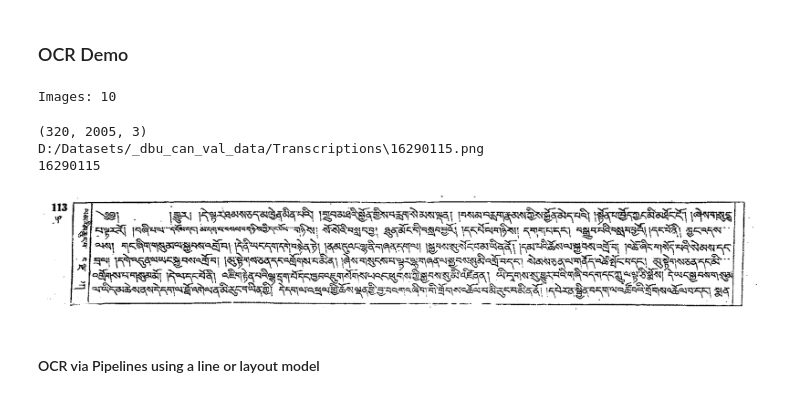
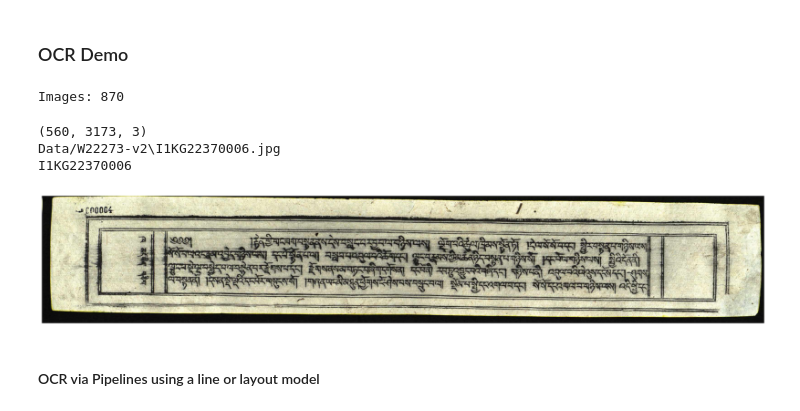
Before and after one commit to buda-base/ocr-inference, a Jupyter notebook: Demo-OCR.ipynb, the cells around one changed output. Drawn from its saved outputs; the diff is of its cells as text; code cells hidden in the pictures.

```diff
--- a/Demo-OCR.ipynb
+++ b/Demo-OCR.ipynb
@@ -17,5 +17,5 @@ from BDRC.utils import show_image, show_overlay, create_dir, get_filename, read_
 # %%
-data_path = "D:/Datasets/_dbu_can_val_data/Transcriptions"
+data_path = "Data/W22273-v2"
 output_dir = os.path.join(data_path, "Output")
 create_dir(output_dir)
 
@@ -23,26 +23,25 @@ xml_exporter = PageXMLExporter(output_dir)
 json_exporter = JsonExporter(output_dir)
 text_exporter = TextExporter(output_dir)
 
-img_ext = "png"
+img_ext = "jpg"
 image_paths = natsorted(glob(f"{data_path}/*.{img_ext}"))
 
 print(f"Images: {len(image_paths)}")
 # %% [output]
-Images: 10
+Images: 870
 # %%
 idx = 3
-img = cv2.imread(image_paths[idx])
-img = cv2.cvtColor(img, cv2.COLOR_BGR2RGB)
+img = cv2.imread(image_paths[idx], cv2.IMREAD_COLOR_RGB)
 print(img.shape)
 print(image_paths[idx])
 image_name = get_filename(image_paths[idx])
 print(image_name)
 show_image(img)
 # %% [output]
-(320, 2005, 3)
-D:/Datasets/_dbu_can_val_data/Transcriptions\16290115.png
-16290115
+(560, 3173, 3)
+Data/W22273-v2\I1KG22370006.jpg
+I1KG22370006
-[figure, old version]
+[figure, new version]
 # %% [markdown]
 #### OCR via Pipelines using a line or layout model
 # %%
```
Also changed, not shown: parts of 9 cells of this notebook, 8 other files.
